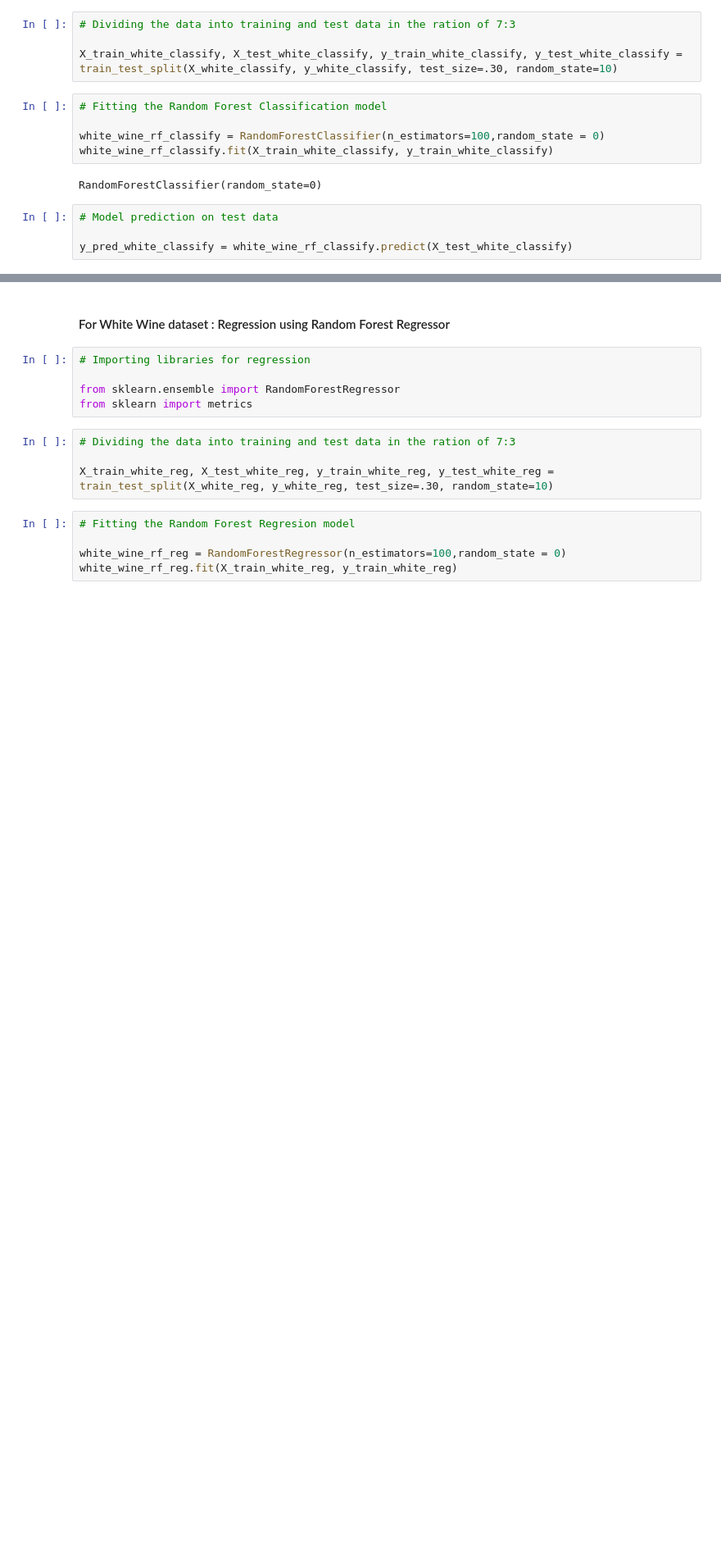
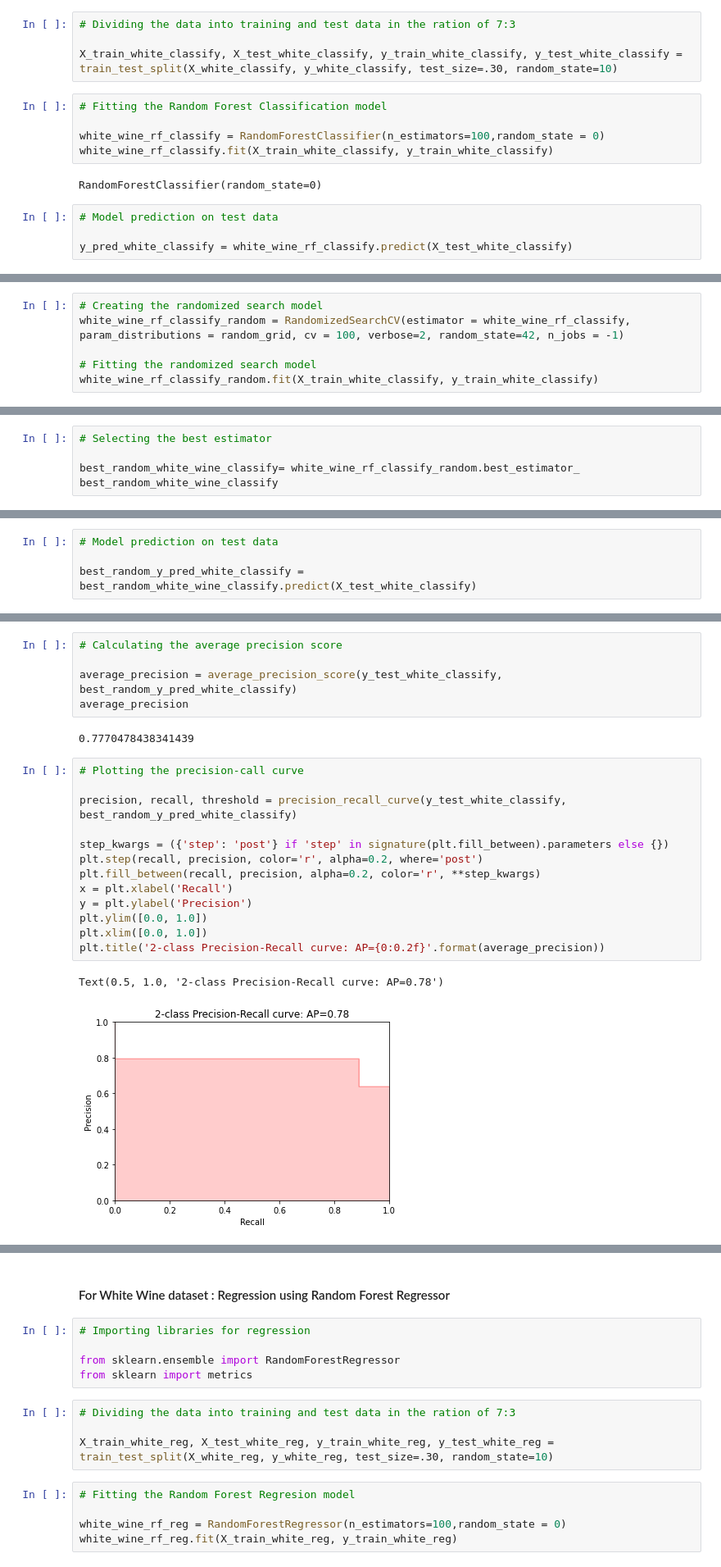
Before and after one commit to varshavamanmurthy/Wine_Quality_Prediction, a Jupyter notebook: Wine_Quality.ipynb, the cells around one changed output, grey strips where cells are left out. Shown at 82% size. Cells and saved outputs as stored; diff of their text form; blank space fills up the shorter version.

Commit message:
completed data modelling with evaluation metric

```diff
--- a/Wine_Quality.ipynb
+++ b/Wine_Quality.ipynb
@@ -424,0 +463,6 @@ white_wine_classify_accuracy
+# %%
+# Creating the randomized search model
+white_wine_rf_classify_random = RandomizedSearchCV(estimator = white_wine_rf_classify, param_distributions = random_grid, cv = 100, verbose=2, random_state=42, n_jobs = -1)
+
+# Fitting the randomized search model
+white_wine_rf_classify_random.fit(X_train_white_classify, y_train_white_classify)
@@ -424,0 +489,5 @@ white_wine_classify_accuracy
+# %%
+# Selecting the best estimator
+
+best_random_white_wine_classify= white_wine_rf_classify_random.best_estimator_
+best_random_white_wine_classify
@@ -424,0 +496,4 @@ white_wine_classify_accuracy
+# %%
+# Model prediction on test data
+
+best_random_y_pred_white_classify = best_random_white_wine_classify.predict(X_test_white_classify)
@@ -424,0 +569,23 @@ white_wine_classify_accuracy
+# %%
+# Calculating the average precision score
+
+average_precision = average_precision_score(y_test_white_classify, best_random_y_pred_white_classify)
+average_precision
+# %% [output]
+0.7770478438341439
+# %%
+# Plotting the precision-call curve
+
+precision, recall, threshold = precision_recall_curve(y_test_white_classify, best_random_y_pred_white_classify)
+
+step_kwargs = ({'step': 'post'} if 'step' in signature(plt.fill_between).parameters else {})
+plt.step(recall, precision, color='r', alpha=0.2, where='post')
+plt.fill_between(recall, precision, alpha=0.2, color='r', **step_kwargs)
+x = plt.xlabel('Recall')
+y = plt.ylabel('Precision')
+plt.ylim([0.0, 1.0])
+plt.xlim([0.0, 1.0])
+plt.title('2-class Precision-Recall curve: AP={0:0.2f}'.format(average_precision))
+# %% [output]
+Text(0.5, 1.0, '2-class Precision-Recall curve: AP=0.78')
+[figure, added]
```
Also changed, not shown: parts of 65 cells of this notebook.
